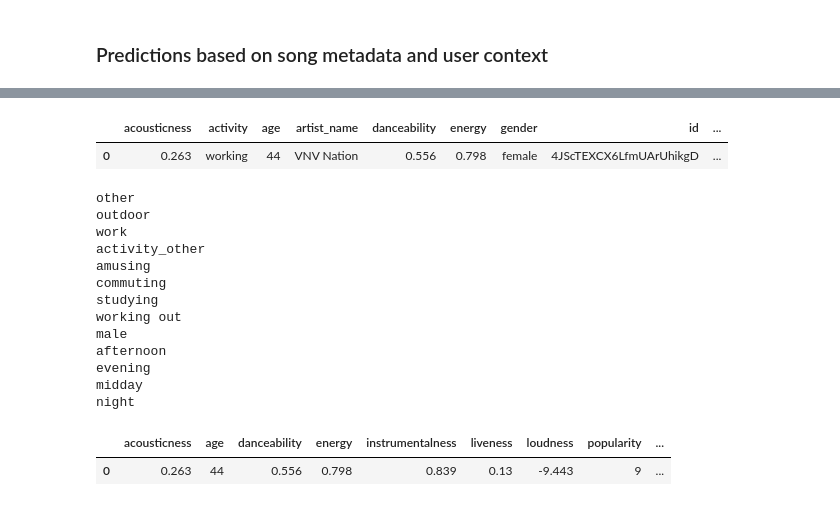
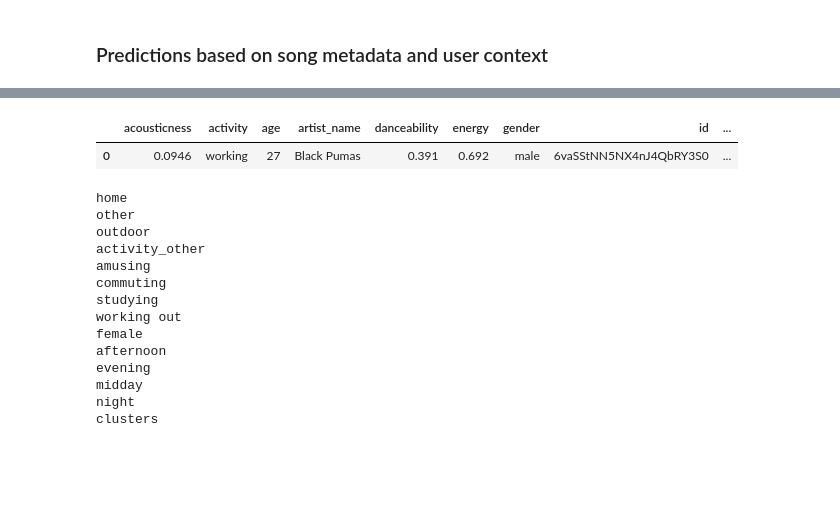
Before and after one commit to epistimi4/emotion_based_music_recomendation, a Jupyter notebook: correlations/Clustering with t-Stochastic Neighboring Embeddings for Music.ipynb, the cells around one changed output, grey strips where cells are left out. Cells and saved outputs as stored; diff of their text form; code cells hidden in the pictures; blank space fills up the shorter version.

```diff
--- a/correlations/Clustering with t-Stochastic Neighboring Embeddings for Music.ipynb
+++ b/correlations/Clustering with t-Stochastic Neighboring Embeddings for Music.ipynb
@@ -509,9 +633,9 @@ pred_output.to_excel('athina_playlist_predictions.xlsx', index=False)
 # %%
-pred_output = pd.read_excel('athina_playlist_predictions.xlsx')
+pred_output = pd.read_excel('p_playlist_predictions.xlsx')
 pred_output.head()
 # %% [output]
 |  | acousticness | activity | age | artist_name | danceability | energy | gender | id | ... |
-| 0 | 0.263 | working | 44 | VNV Nation | 0.556 | 0.798 | female | 4JScTEXCX6LfmUArUhikgD | ... |
+| 0 | 0.0946 | working | 27 | Black Pumas | 0.391 | 0.692 | male | 6vaSStNN5NX4nJ4QbRY3S0 | ... |
 # %%
 pred_output = encode_features(pred_output, 'location', 'activity', 'gender', 'period')
 for col in df_enc.columns:
@@ -521,23 +645,25 @@ for col in df_enc.columns:
         pred_output = pred_output.join(dat2)
 
 pred_output = pred_output.drop('user_id', axis=1)
+
+pred_output = pred_output.fillna(method='ffill')
 pred_output.head()
+pred_output = pred_output.drop('clusters', axis=1)
 # %% [output]
+home
 other
 outdoor
-work
 activity_other
 amusing
 commuting
 studying
 working out
-male
+female
 afternoon
 evening
 midday
 night
+clusters
-|  | acousticness | age | danceability | energy | instrumentalness | liveness | loudness | popularity | ... |
-| 0 | 0.263 | 44 | 0.556 | 0.798 | 0.839 | 0.13 | -9.443 | 9 | ... |
 # %%
 scaler = MinMaxScaler(feature_range=(-1,1)).fit(pred_output)
 d_scaled = scaler.transform(pred_output)
```
Also changed, not shown: parts of 25 cells of this notebook.
